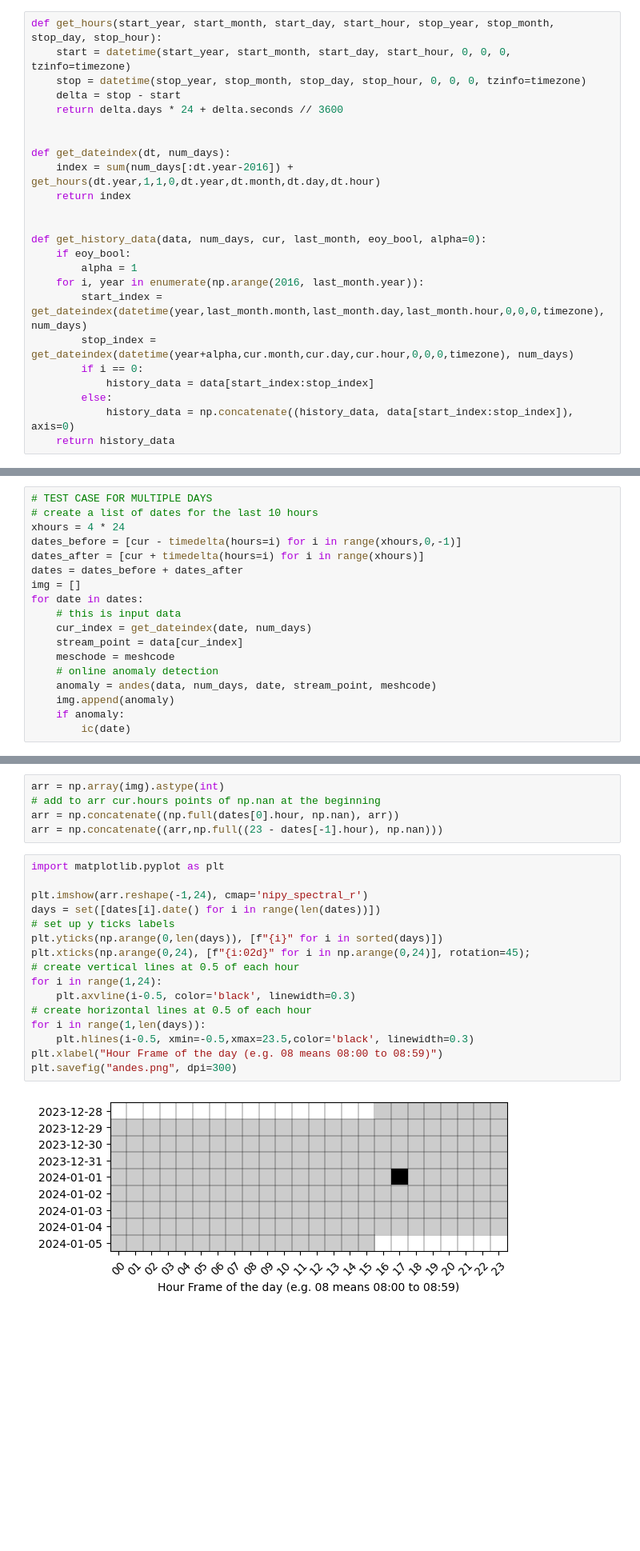
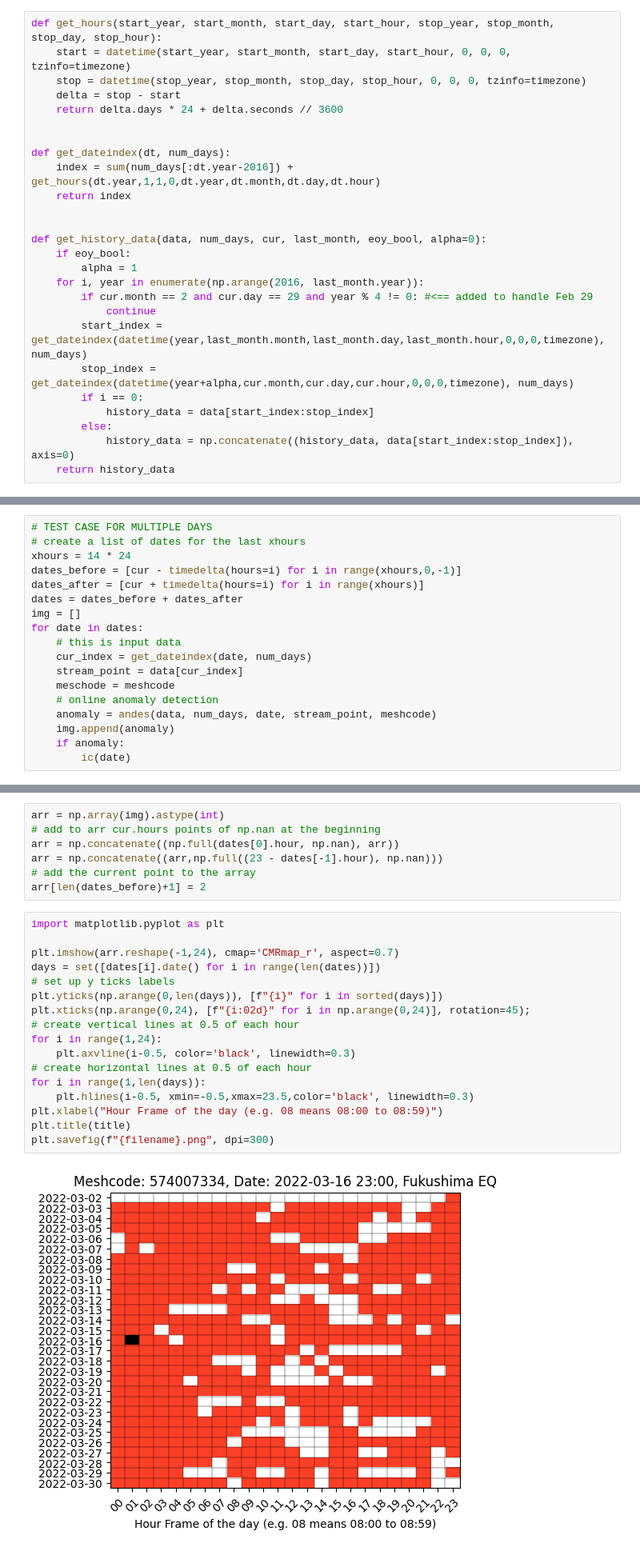
Before and after one commit to erick2307/sip_mss_AnDeS, a Jupyter notebook: andes.ipynb, the cells around one changed output, grey strips where cells are left out. Shown at 80% size. Cells and saved outputs as stored; diff of their text form; blank space fills up the shorter version.

```diff
--- a/andes.ipynb
+++ b/andes.ipynb
@@ -65,6 +65,8 @@ def get_history_data(data, num_days, cur, last_month, eoy_bool, alpha=0):
     if eoy_bool:
         alpha = 1
     for i, year in enumerate(np.arange(2016, last_month.year)):
+        if cur.month == 2 and cur.day == 29 and year % 4 != 0: #<== added to handle Feb 29
+            continue
         start_index = get_dateindex(datetime(year,last_month.month,last_month.day,last_month.hour,0,0,0,timezone), num_days)
         stop_index = get_dateindex(datetime(year+alpha,cur.month,cur.day,cur.hour,0,0,0,timezone), num_days)
         if i == 0:
@@ -135,8 +162,8 @@ np.False_
 ### Algorithm 2 - Multiple point data
 # %%
 # TEST CASE FOR MULTIPLE DAYS
-# create a list of dates for the last 10 hours
-xhours = 4 * 24
+# create a list of dates for the last xhours
+xhours = 14 * 24
 dates_before = [cur - timedelta(hours=i) for i in range(xhours,0,-1)]
 dates_after = [cur + timedelta(hours=i) for i in range(xhours)]
 dates = dates_before + dates_after
@@ -158,21 +201,24 @@ arr = np.array(img).astype(int)
 # add to arr cur.hours points of np.nan at the beginning
 arr = np.concatenate((np.full(dates[0].hour, np.nan), arr))
 arr = np.concatenate((arr,np.full((23 - dates[-1].hour), np.nan)))
+# add the current point to the array
+arr[len(dates_before)+1] = 2
 # %%
 import matplotlib.pyplot as plt
 
-plt.imshow(arr.reshape(-1,24), cmap='nipy_spectral_r')
+plt.imshow(arr.reshape(-1,24), cmap='CMRmap_r', aspect=0.7)
 days = set([dates[i].date() for i in range(len(dates))])
 # set up y ticks labels
 plt.yticks(np.arange(0,len(days)), [f"{i}" for i in sorted(days)])
 plt.xticks(np.arange(0,24), [f"{i:02d}" for i in np.arange(0,24)], rotation=45);
 # create vertical lines at 0.5 of each hour
 for i in range(1,24):
     plt.axvline(i-0.5, color='black', linewidth=0.3)
 # create horizontal lines at 0.5 of each hour
 for i in range(1,len(days)):
     plt.hlines(i-0.5, xmin=-0.5,xmax=23.5,color='black', linewidth=0.3)
 plt.xlabel("Hour Frame of the day (e.g. 08 means 08:00 to 08:59)")
-plt.savefig("andes.png", dpi=300)
+plt.title(title)
+plt.savefig(f"{filename}.png", dpi=300)
 # %% [output]
-[figure, old version]
+[figure, new version]
```
Also changed, not shown: parts of 3 cells of this notebook, 15 other files.
